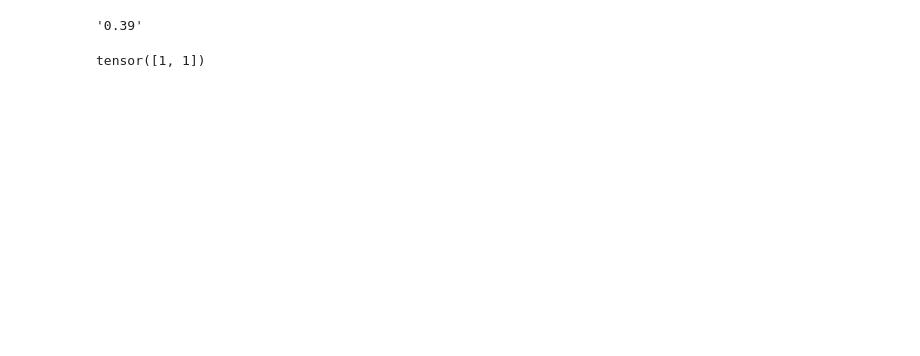
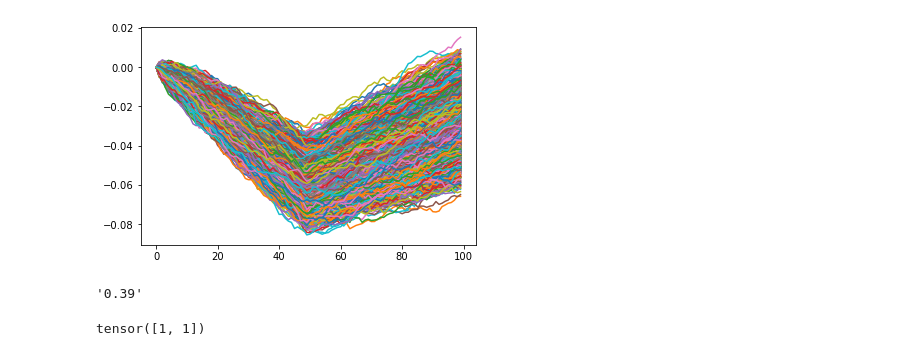
Before and after one commit to MaxGniluynehc/STAT906-Project, a Jupyter notebook: final_project_stat906.ipynb, the cells around one changed output. Drawn from its saved outputs; the diff is of its cells as text; code cells hidden in the pictures; blank space fills up the shorter version.

```diff
--- a/final_project_stat906.ipynb
+++ b/final_project_stat906.ipynb
@@ -59,3 +59,9 @@ for i in range(toy_sample_n):
+# %%
+toy_sample_price_scenarios=np.log(toy_sample_price_scenarios[:,:]/toy_sample_price_scenarios[:,0].reshape(-1,1))
+for i in range(toy_sample_n):
+    plt.plot(list(range(100)),toy_sample_price_scenarios[i,:])
+# %% [output]
+[figure, added]
 # %%
 toy_sample_tensor = torch.tensor(toy_sample_price_scenarios).cuda()
 dataloader = torch.utils.data.DataLoader(toy_sample_tensor, batch_size=batch_size,drop_last=True,shuffle=True)
```
Also changed, not shown: parts of 7 cells of this notebook, 1 other file.
